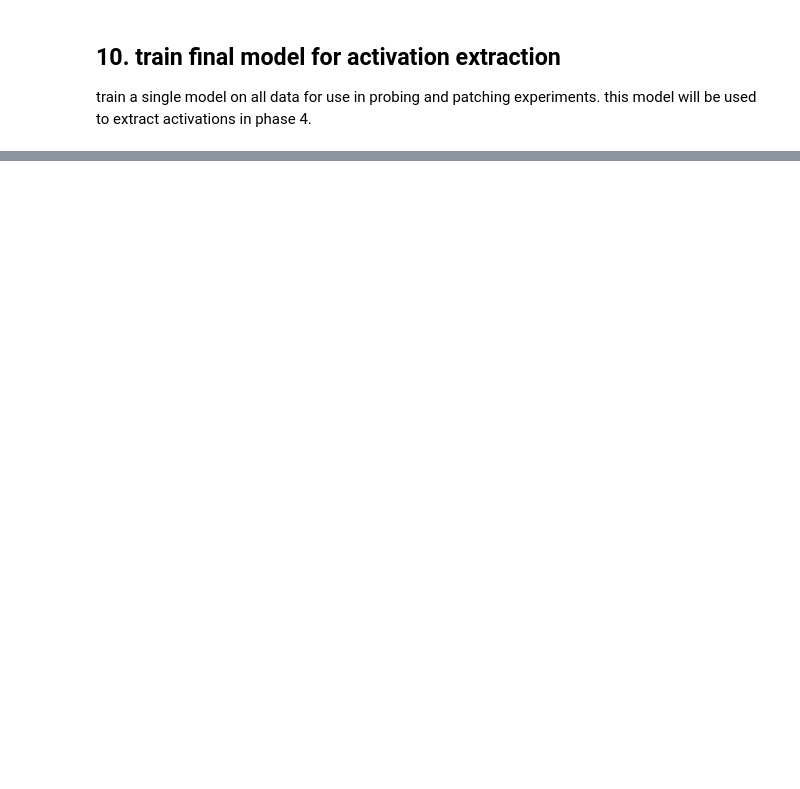
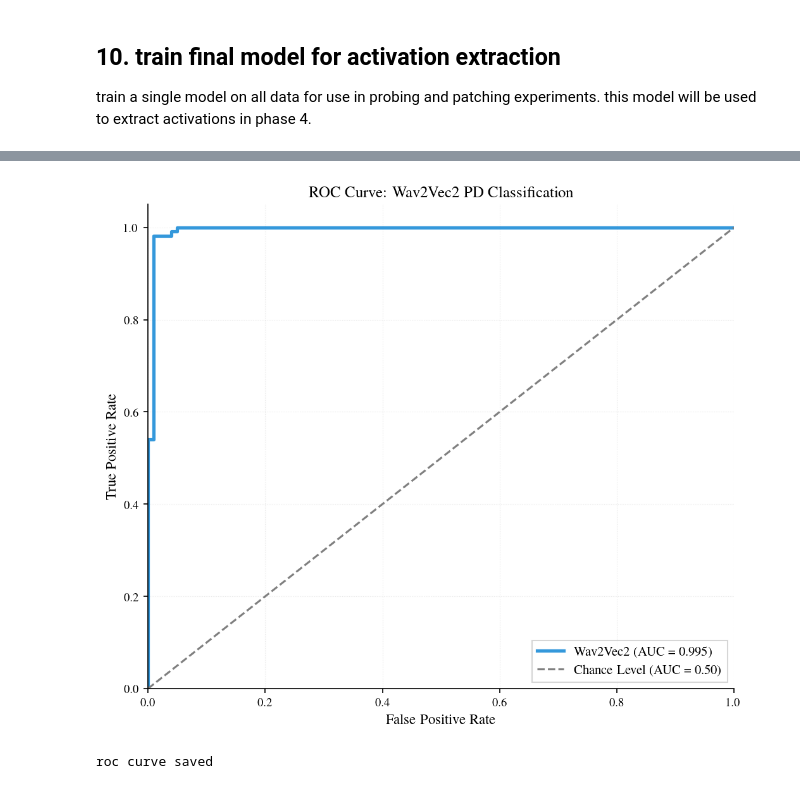
Before and after one commit to smayan-gowda/pd-interpretability, a Jupyter notebook: notebooks/local/03_train_wav2vec2_local.ipynb, the cells around one changed output, grey strips where cells are left out. Saved outputs shown, nothing was run; the diff lists cells and outputs as text; code cells hidden in the pictures; blank space fills up the shorter version.

Commit message:
complete phase 3 training with publication grade figures

```diff
--- a/notebooks/local/03_train_wav2vec2_local.ipynb
+++ b/notebooks/local/03_train_wav2vec2_local.ipynb
@@ -458,10 +477,9 @@ def train_fold(
     train_subset = Subset(dataset, train_indices.tolist())
     test_subset = Subset(dataset, test_indices.tolist())
 
-    # feature extractor and custom collate function
-    feature_extractor = Wav2Vec2FeatureExtractor.from_pretrained(config['model_name'])
+    # custom collate function for manual padding
     max_length = int(config['max_duration'] * config['target_sr'])
-    collate_fn = create_collate_fn(feature_extractor, max_length)
+    collate_fn = create_collate_fn(max_length)
 
     print(f"    [fold {fold_idx + 1}] creating dataloaders (batch_size={config['batch_size']})...")
     # dataloaders - num_workers=0 is critical for mps and cached data
@@ -563,7 +581,7 @@ def train_fold(
     print(f"    [fold {fold_idx + 1}] cleaning up...")
     # aggressive cleanup
     del model, optimizer, scheduler, train_loader, test_loader
-    del train_subset, test_subset, feature_extractor, collate_fn
+    del train_subset, test_subset, collate_fn
 
     if device == 'cuda':
         torch.cuda.empty_cache()
@@ -802,18 +847,18 @@ if baseline_path.exists():
     with open(baseline_path) as f:
         baseline_results = json.load(f)
 
-    clinical_acc = baseline_results['svm_results']['mean_accuracy']
-    clinical_std = baseline_results['svm_results']['std_accuracy']
+    clinical_acc = baseline_results['svm']['accuracy_mean']
+    clinical_std = baseline_results['svm']['accuracy_std']
 
     print("=" * 60)
     print("COMPARISON WITH CLINICAL BASELINE")
     print("=" * 60)
     print(f"\nclinical baseline (svm, 17 features):")
-    print(f"  accuracy: {clinical_acc:.1%} ± {clinical_std:.1%}")
+    print(f"  accuracy: {clinical_acc:.1%} \u00b1 {clinical_std:.1%}")
 
     print(f"\nwav2vec2 (loso cv):")
     print(f"  accuracy: {overall_accuracy:.1%}")
-    print(f"  per-fold mean: {mean_accuracy:.1%} ± {std_accuracy:.1%}")
+    print(f"  per-fold mean: {mean_accuracy:.1%} \u00b1 {std_accuracy:.1%}")
 
     diff = overall_accuracy - clinical_acc
     print(f"\ndifference: {diff:+.1%}")
@@ -1117,0 +1409,37 @@ print(f"test accuracy: {best_acc:.1%}")
+# %%
+# figure: roc curve for wav2vec2 final model
+fig, ax = plt.subplots(figsize=(7, 6))
+
+# plot roc curve
+ax.plot(fpr, tpr, color='#3498db', lw=2.5,
+        label=rf'Wav2Vec2 (AUC = {roc_auc:.3f})')
+
+# plot diagonal (chance level)
+ax.plot([0, 1], [0, 1], color='gray', lw=1.5, linestyle='--',
+        label=r'Chance Level (AUC = 0.50)')
+
+# styling
+ax.set_xlim([0.0, 1.0])
+ax.set_ylim([0.0, 1.05])
+ax.set_xlabel(r'False Positive Rate', fontsize=11)
+ax.set_ylabel(r'True Positive Rate', fontsize=11)
+ax.set_title(r'ROC Curve: Wav2Vec2 PD Classification', fontsize=12)
+ax.legend(loc='lower right', fontsize=10)
+ax.grid(True, alpha=0.3, linestyle=':', linewidth=0.5)
+
+plt.tight_layout()
+
+# save
+plt.savefig(output_dir / 'roc_curve.png', dpi=300, bbox_inches='tight')
+plt.savefig(output_dir / 'roc_curve.pdf', dpi=300, bbox_inches='tight')
+
+main_fig_dir = project_root / 'results' / 'figures'
+plt.savefig(main_fig_dir / 'fig_p3_03_roc_curve.png', dpi=300, bbox_inches='tight')
+plt.savefig(main_fig_dir / 'fig_p3_03_roc_curve.pdf', dpi=300, bbox_inches='tight')
+
+plt.show()
+
+print(f"roc curve saved")
+# %% [output]
+[figure, added]
+roc curve saved
```
Also changed, not shown: parts of 18 cells of this notebook.
